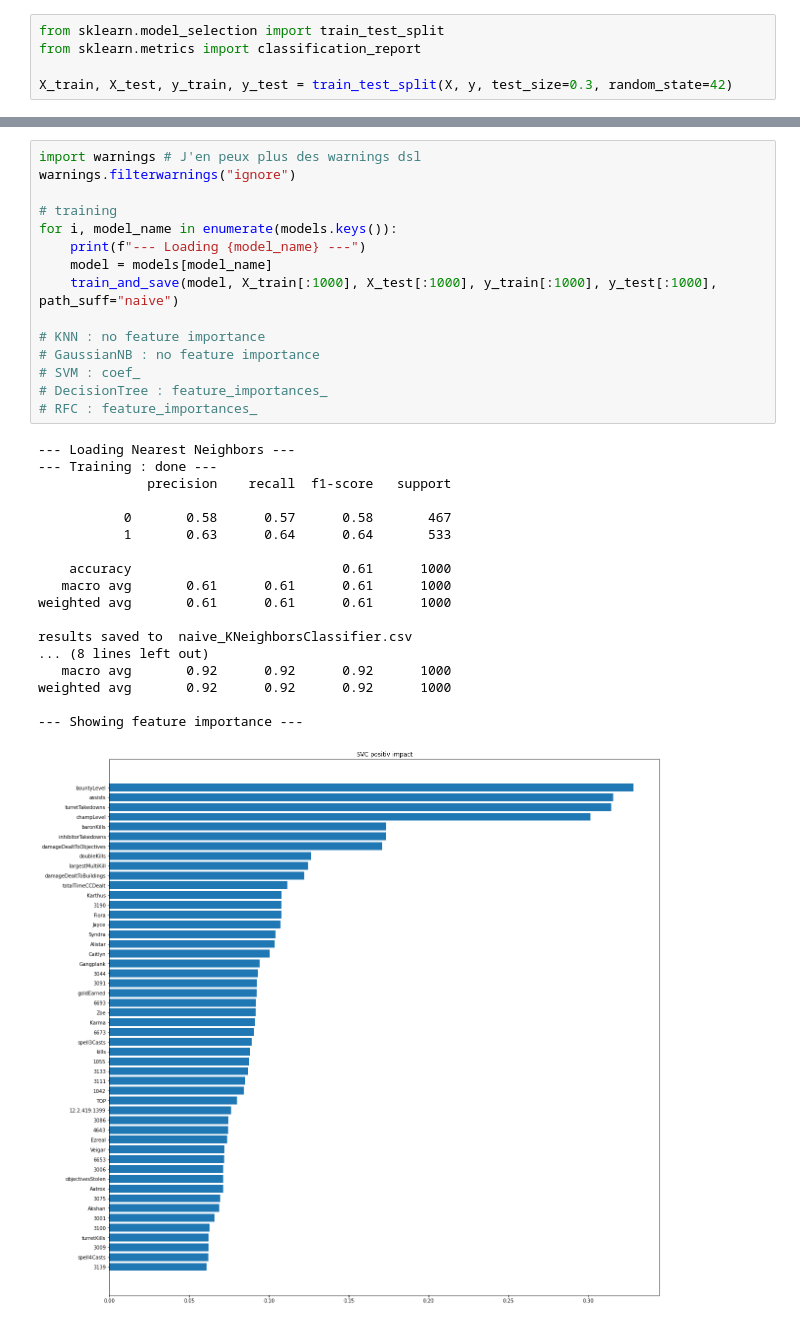
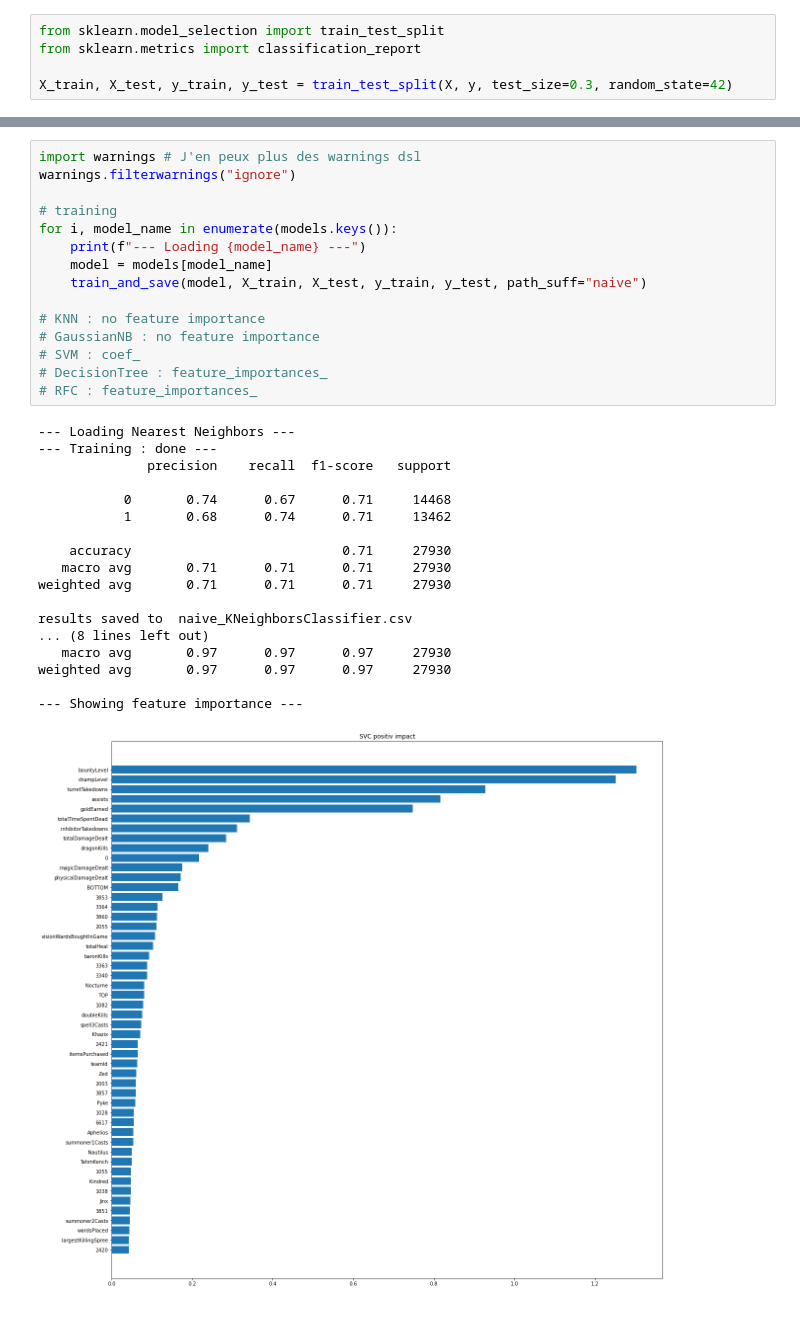
Before and after one commit to hanzopgp/LOLAnalysis, a Jupyter notebook: src/league_data_science.ipynb, the cells around one changed output, grey strips where cells are left out. Drawn from its saved outputs; the diff is of its cells as text.

```diff
--- a/src/league_data_science.ipynb
+++ b/src/league_data_science.ipynb
@@ -1003,34 +1010,34 @@ def train_and_save(model, X_train, X_test, y_train, y_test, path_suff):
 # %%
 import warnings # J'en peux plus des warnings dsl
 warnings.filterwarnings("ignore")
 
 # training
 for i, model_name in enumerate(models.keys()):
     print(f"--- Loading {model_name} ---")
     model = models[model_name]
-    train_and_save(model, X_train[:1000], X_test[:1000], y_train[:1000], y_test[:1000], path_suff="naive")
+    train_and_save(model, X_train, X_test, y_train, y_test, path_suff="naive")
 
 # KNN : no feature importance
 # GaussianNB : no feature importance
 # SVM : coef_
 # DecisionTree : feature_importances_
 # RFC : feature_importances_
 # %% [output]
 --- Loading Nearest Neighbors ---
 --- Training : done ---
               precision    recall  f1-score   support
 
-           0       0.58      0.57      0.58       467
-           1       0.63      0.64      0.64       533
+           0       0.74      0.67      0.71     14468
+           1       0.68      0.74      0.71     13462
 
-    accuracy                           0.61      1000
-   macro avg       0.61      0.61      0.61      1000
-weighted avg       0.61      0.61      0.61      1000
+    accuracy                           0.71     27930
+   macro avg       0.71      0.71      0.71     27930
+weighted avg       0.71      0.71      0.71     27930
 
 results saved to  naive_KNeighborsClassifier.csv
 ... (8 lines left out)
-   macro avg       0.92      0.92      0.92      1000
-weighted avg       0.92      0.92      0.92      1000
+   macro avg       0.97      0.97      0.97     27930
+weighted avg       0.97      0.97      0.97     27930
 
 --- Showing feature importance ---
-[figure, old version]
+[figure, new version]
```
Also changed, not shown: parts of 3 cells of this notebook.
